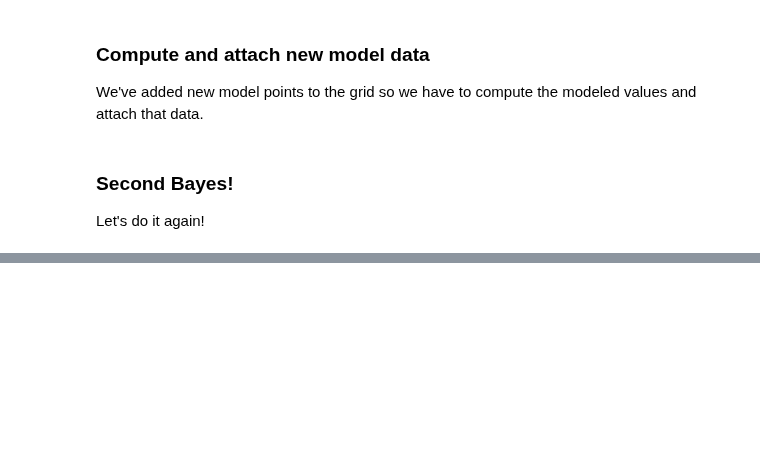
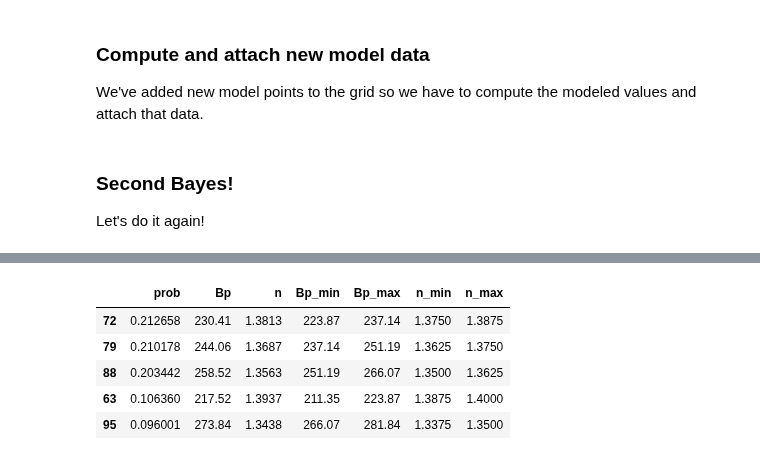
Before and after one commit to PV-Lab/bayesim, a Jupyter notebook: examples/diode/ideal_diode.ipynb, the cells around one changed output, grey strips where cells are left out. Cells and saved outputs as stored; diff of their text form; code cells hidden in the pictures; blank space fills up the shorter version.

```diff
--- a/examples/diode/ideal_diode.ipynb
+++ b/examples/diode/ideal_diode.ipynb
@@ -264,2 +346,9 @@ m.visualize_probs(true_vals=params)
 # %%
-m.probs.most_probable(5)
+m.top_probs(5)
+# %% [output]
+|  | prob | Bp | n | Bp_min | Bp_max | n_min | n_max |
+| 72 | 0.212658 | 230.41 | 1.3813 | 223.87 | 237.14 | 1.3750 | 1.3875 |
+| 79 | 0.210178 | 244.06 | 1.3687 | 237.14 | 251.19 | 1.3625 | 1.3750 |
+| 88 | 0.203442 | 258.52 | 1.3563 | 251.19 | 266.07 | 1.3500 | 1.3625 |
+| 63 | 0.106360 | 217.52 | 1.3937 | 211.35 | 223.87 | 1.3875 | 1.4000 |
+| 95 | 0.096001 | 273.84 | 1.3438 | 266.07 | 281.84 | 1.3375 | 1.3500 |
```
Also changed, not shown: parts of 37 cells of this notebook, 4 other files.
